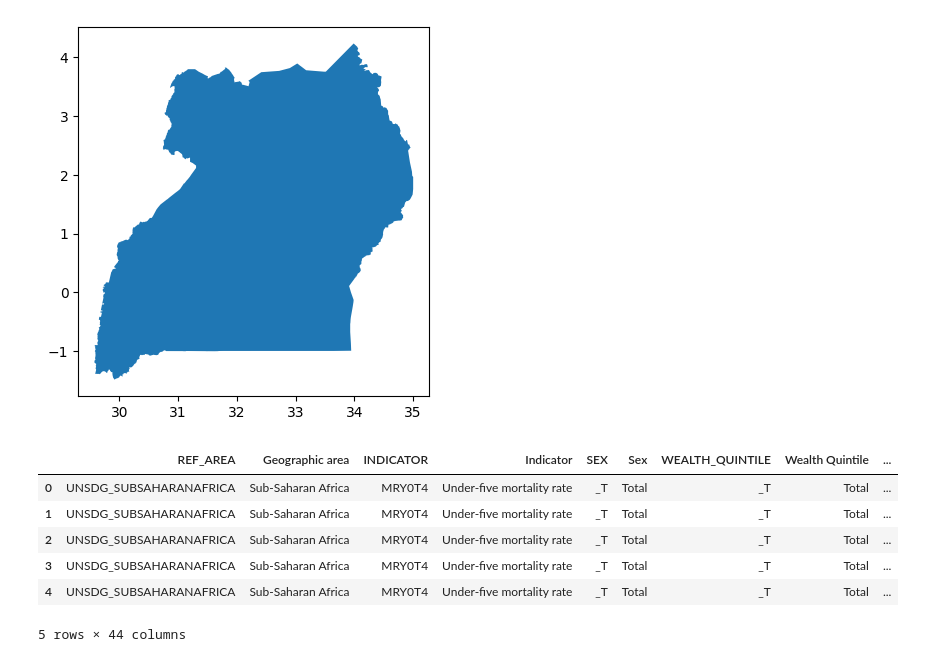
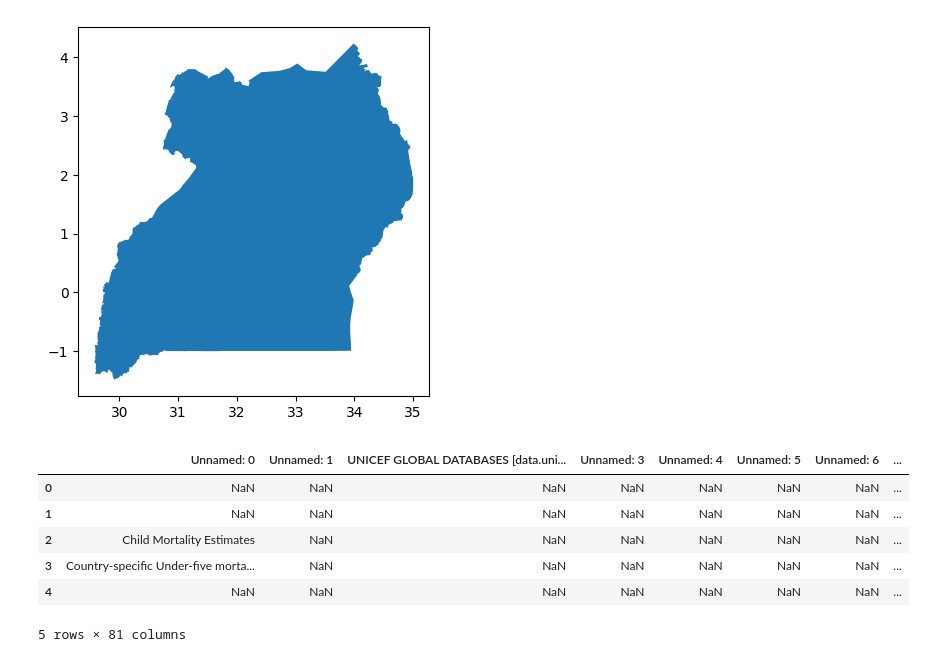
Before and after one commit to MuchiriKinyua/CEMA, a Jupyter notebook: task 2/main.ipynb, the cells around one changed output. Drawn from its saved outputs; the diff is of its cells as text; code cells hidden in the pictures.

Commit message:
data

```diff
--- a/task 2/main.ipynb
+++ b/task 2/main.ipynb
@@ -141,13 +141,13 @@ EPSG:4326
 <Axes: >
 [figure]
 # %%
-under_five = pd.read_csv("data/under_five mortality rate.csv")
-under_five.head()
+Under_five = pd.read_excel("data/Under-five_Mortality_Rates_2024.xlsx")
+Under_five.head()
 # %% [output]
-|  | REF_AREA | Geographic area | INDICATOR | Indicator | SEX | Sex | WEALTH_QUINTILE | Wealth Quintile | ... |
-| 0 | UNSDG_SUBSAHARANAFRICA | Sub-Saharan Africa | MRY0T4 | Under-five mortality rate | _T | Total | _T | Total | ... |
-| 1 | UNSDG_SUBSAHARANAFRICA | Sub-Saharan Africa | MRY0T4 | Under-five mortality rate | _T | Total | _T | Total | ... |
-| 2 | UNSDG_SUBSAHARANAFRICA | Sub-Saharan Africa | MRY0T4 | Under-five mortality rate | _T | Total | _T | Total | ... |
-| 3 | UNSDG_SUBSAHARANAFRICA | Sub-Saharan Africa | MRY0T4 | Under-five mortality rate | _T | Total | _T | Total | ... |
-| 4 | UNSDG_SUBSAHARANAFRICA | Sub-Saharan Africa | MRY0T4 | Under-five mortality rate | _T | Total | _T | Total | ... |
+|  | Unnamed: 0 | Unnamed: 1 | UNICEF GLOBAL DATABASES [data.uni... | Unnamed: 3 | Unnamed: 4 | Unnamed: 5 | Unnamed: 6 | ... |
+| 0 | NaN | NaN | NaN | NaN | NaN | NaN | NaN | ... |
+| 1 | NaN | NaN | NaN | NaN | NaN | NaN | NaN | ... |
+| 2 | Child Mortality Estimates | NaN | NaN | NaN | NaN | NaN | NaN | ... |
+| 3 | Country-specific Under-five morta... | NaN | NaN | NaN | NaN | NaN | NaN | ... |
+| 4 | NaN | NaN | NaN | NaN | NaN | NaN | NaN | ... |
-5 rows × 44 columns
+5 rows × 81 columns
```
Also changed, not shown: parts of 2 cells of this notebook, 2 other files.
